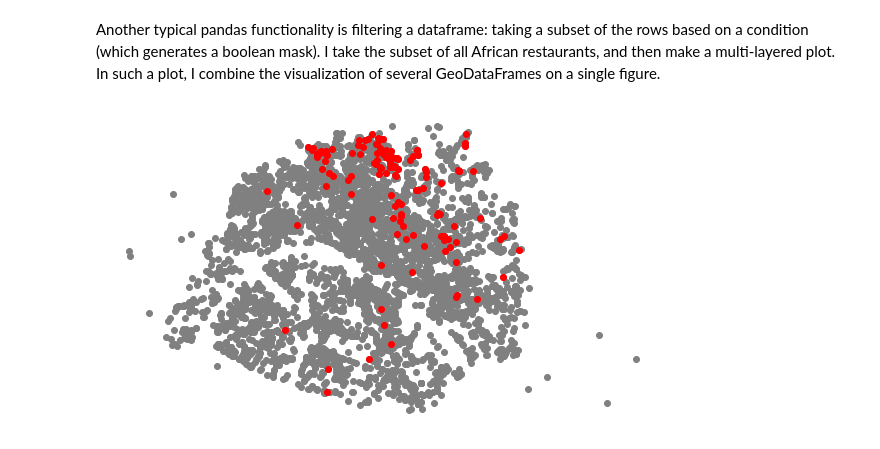
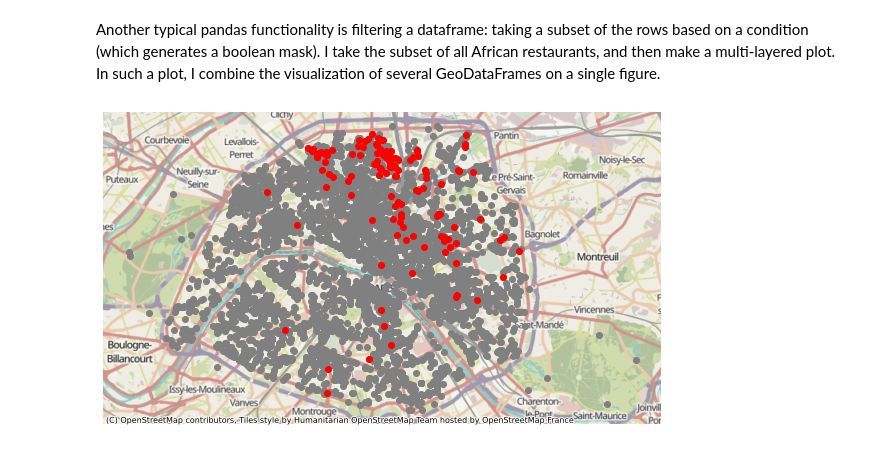
Before and after one commit to tanersoner/Data-Visualization-with-Python, a Jupyter notebook: Working with Geodata in Python.ipynb, the cells around one changed output. Cells and saved outputs as stored; diff of their text form; code cells hidden in the pictures.

```diff
--- a/Working with Geodata in Python.ipynb
+++ b/Working with Geodata in Python.ipynb
@@ -265,10 +265,11 @@ african_restaurants = restaurants[restaurants['type'] == 'African restaurant']
 # %%
 # Make a multi-layered plot
 fig, ax = plt.subplots(figsize=(10, 10))
 restaurants.plot(ax=ax, color='grey')
 african_restaurants.plot(ax=ax, color='red')
 # Remove the box, ticks and labels
 ax.set_axis_off()
+contextily.add_basemap(ax)
 plt.show()
 # %% [output]
-[figure, old version]
+[figure, new version]
```
Also changed, not shown: parts of 3 cells of this notebook.
